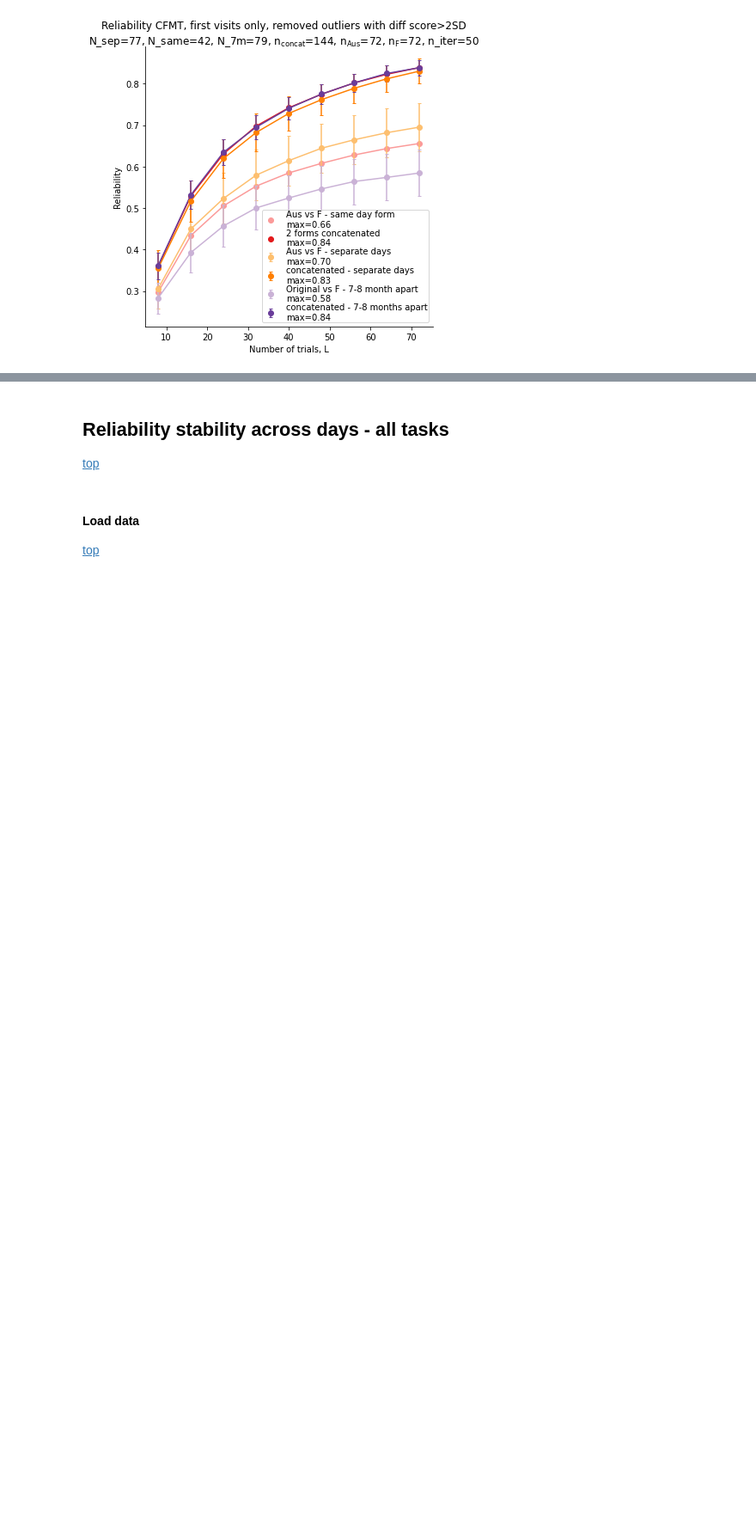
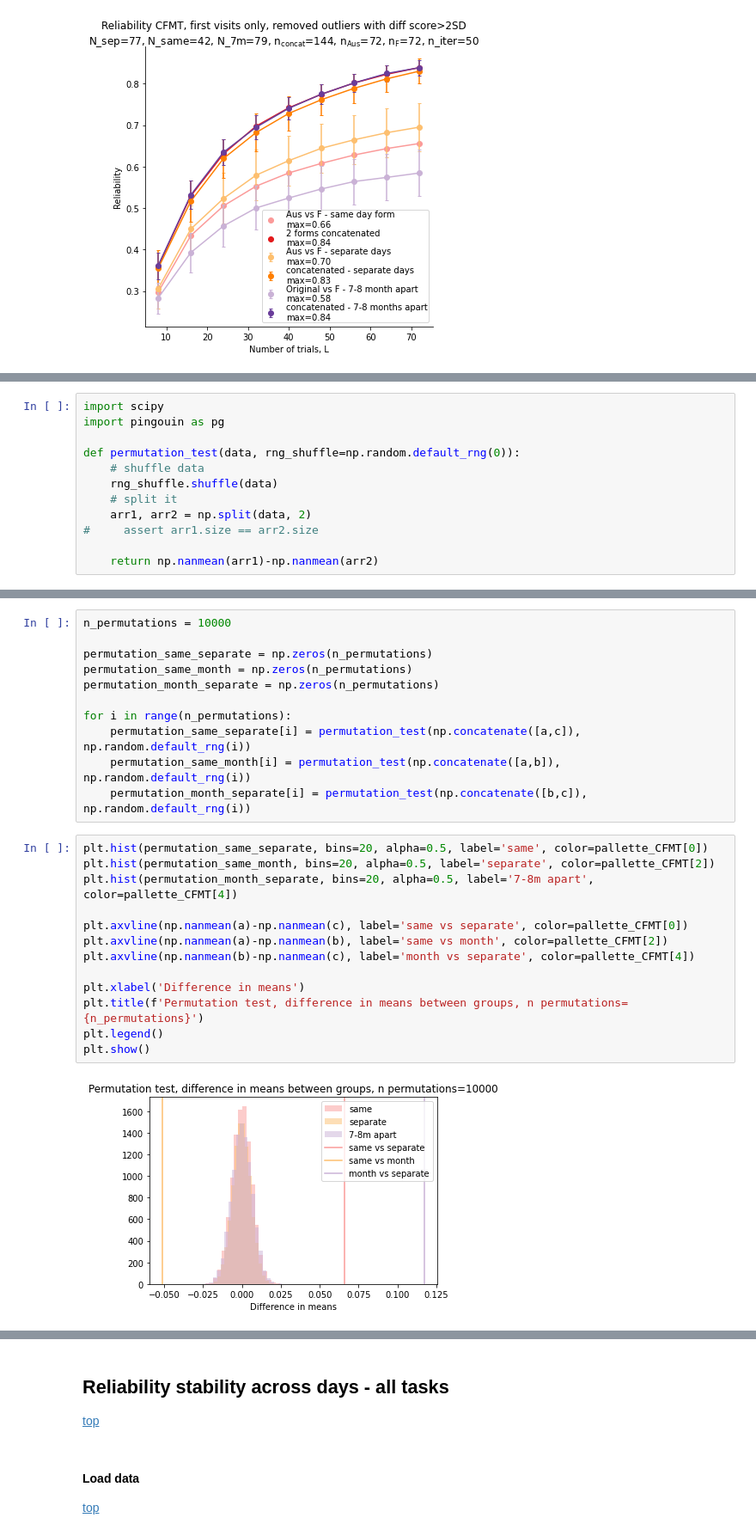
Before and after one commit to jankaWIS/reliability-paper, a Jupyter notebook: Figures/Figure_4-Revisions-reliability_stability_across_days-FMP_CFMT_all_tasks.ipynb, the cells around one changed output, grey strips where cells are left out. Shown at 86% size. Cells and saved outputs as stored; diff of their text form; blank space fills up the shorter version.

```diff
--- a/Figures/Figure_4-Revisions-reliability_stability_across_days-FMP_CFMT_all_tasks.ipynb
+++ b/Figures/Figure_4-Revisions-reliability_stability_across_days-FMP_CFMT_all_tasks.ipynb
@@ -928,0 +941,12 @@ plt.show()
+# %%
+import scipy
+import pingouin as pg
+
+def permutation_test(data, rng_shuffle=np.random.default_rng(0)):
+    # shuffle data
+    rng_shuffle.shuffle(data)
+    # split it
+    arr1, arr2 = np.split(data, 2)
+#     assert arr1.size == arr2.size
+
+    return np.nanmean(arr1)-np.nanmean(arr2)
@@ -928,0 +1217,26 @@ plt.show()
+# %%
+n_permutations = 10000
+
+permutation_same_separate = np.zeros(n_permutations)
+permutation_same_month = np.zeros(n_permutations)
+permutation_month_separate = np.zeros(n_permutations)
+
+for i in range(n_permutations):
+    permutation_same_separate[i] = permutation_test(np.concatenate([a,c]), np.random.default_rng(i))
+    permutation_same_month[i] = permutation_test(np.concatenate([a,b]), np.random.default_rng(i))
+    permutation_month_separate[i] = permutation_test(np.concatenate([b,c]), np.random.default_rng(i))
+# %%
+plt.hist(permutation_same_separate, bins=20, alpha=0.5, label='same', color=pallette_CFMT[0])
+plt.hist(permutation_same_month, bins=20, alpha=0.5, label='separate', color=pallette_CFMT[2])
+plt.hist(permutation_month_separate, bins=20, alpha=0.5, label='7-8m apart', color=pallette_CFMT[4])
+
+plt.axvline(np.nanmean(a)-np.nanmean(c), label='same vs separate', color=pallette_CFMT[0])
+plt.axvline(np.nanmean(a)-np.nanmean(b), label='same vs month', color=pallette_CFMT[2])
+plt.axvline(np.nanmean(b)-np.nanmean(c), label='month vs separate', color=pallette_CFMT[4])
+
+plt.xlabel('Difference in means')
+plt.title(f'Permutation test, difference in means between groups, n permutations={n_permutations}')
+plt.legend()
+plt.show()
+# %% [output]
+[figure, added]
```
Also changed, not shown: parts of 30 cells of this notebook, 2 other files.
